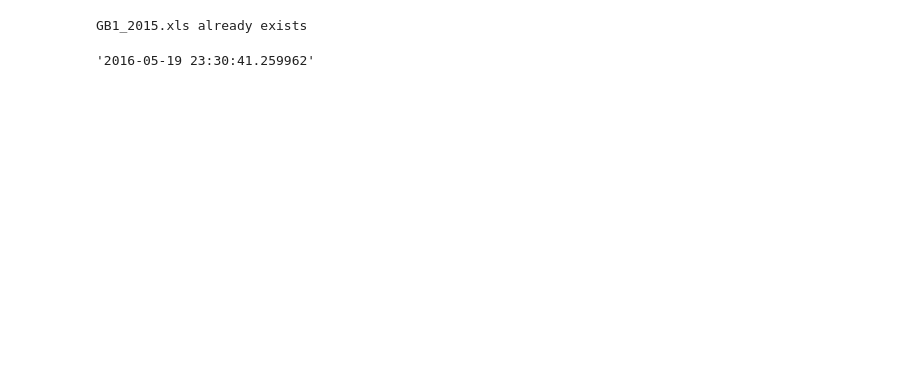
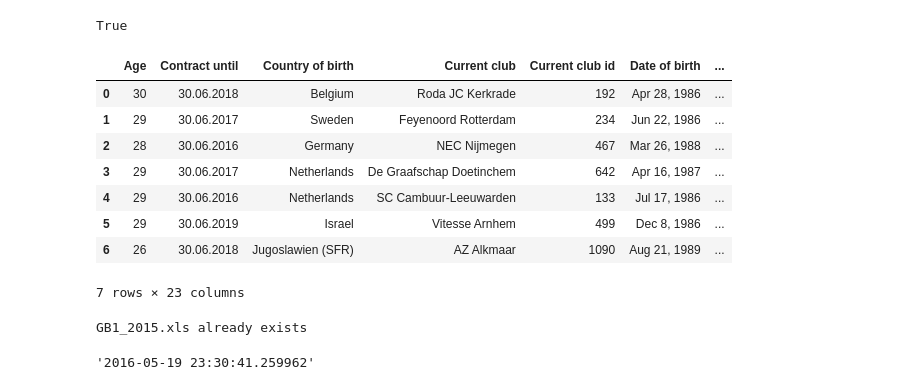
Before and after one commit to kebuhcah/soccer-history, a Jupyter notebook: notebooks/transfermarkt.ipynb, the cells around one changed output. Cells and saved outputs as stored; diff of their text form; code cells hidden in the pictures; blank space fills up the shorter version.

```diff
--- a/notebooks/transfermarkt.ipynb
+++ b/notebooks/transfermarkt.ipynb
@@ -161,0 +134,2 @@ players[players["filename"] == "L1_2003"]
+# %%
+bs = BeautifulSoup(urlopen(Request(getUrlByPlayerId(7767), headers={'User-Agent': useragent})))
@@ -161,0 +167,36 @@ players[players["filename"] == "L1_2003"]
+# %%
+league='NL1'
+season=2015
+filename=league+'_'+str(season)
+personalFile='../data/personal/'+filename+'.csv'
+transfersFile='../data/transfers/'+filename+'.csv'
+if os.path.isfile(personalFile) and os.path.isfile(transfersFile) \
+    and (not 'error' in pd.read_csv(personalFile).columns) \
+    and (not 'error' in pd.read_csv(transfersFile).columns):
+    print str(datetime.datetime.now()), filename, "files already complete"
+else:
+    print str(datetime.datetime.now()), "retrieving", filename
+    index = pd.read_csv('../data/index/'+league+'_'+str(season)+'.csv', index_col=0,names=['name'])
+    dataList=[]
+    transfersList=[]
+    for id in [22372,51969,37217]:
+        try:
+            bs = getBsByPlayerId(id)
+        except Exception as e:
+            print "error", e
+        try:
+            data = getPlayerDataFromBs(bs)
+            data.update({'id':id})
+        except Exception as e:
+            print "error", e
+            data = {'id':id, 'error': e}
+        dataList.append(data)
+        try:
+            transfers = getTransfersFromBs(bs)
+            [transfer.update({'id':id}) for transfer in transfers]
+        except Exception as e:
+            transfers = [{'id':id, 'error': e}]
+        transfersList.append(transfers)
+DataFrame(dataList).to_csv(personalFile,index=False,encoding='utf-8')
+pd.concat([DataFrame(transfers) for transfers in transfersList], ignore_index=True).to_csv(transfersFile,index=False,encoding='utf-8')
+print str(datetime.datetime.now()), "done"
@@ -161,0 +206,17 @@ players[players["filename"] == "L1_2003"]
+# %%
+'error' in pd.read_csv(transfersFile).columns
+# %% [output]
+True
+# %%
+DataFrame(dataList)
+#pd.concat([DataFrame(transfers) for transfers in transfersList], ignore_index=True)
+# %% [output]
+|  | Age | Contract until | Country of birth | Current club | Current club id | Date of birth | ... |
+| 0 | 30 | 30.06.2018 | Belgium | Roda JC Kerkrade | 192 | Apr 28, 1986 | ... |
+| 1 | 29 | 30.06.2017 | Sweden | Feyenoord Rotterdam | 234 | Jun 22, 1986 | ... |
+| 2 | 28 | 30.06.2016 | Germany | NEC Nijmegen | 467 | Mar 26, 1988 | ... |
+| 3 | 29 | 30.06.2017 | Netherlands | De Graafschap Doetinchem | 642 | Apr 16, 1987 | ... |
+| 4 | 29 | 30.06.2016 | Netherlands | SC Cambuur-Leeuwarden | 133 | Jul 17, 1986 | ... |
+| 5 | 29 | 30.06.2019 | Israel | Vitesse Arnhem | 499 | Dec 8, 1986 | ... |
+| 6 | 26 | 30.06.2018 | Jugoslawien (SFR) | AZ Alkmaar | 1090 | Aug 21, 1989 | ... |
+7 rows × 23 columns
```
Also changed, not shown: parts of 14 cells of this notebook, 1 other file.
